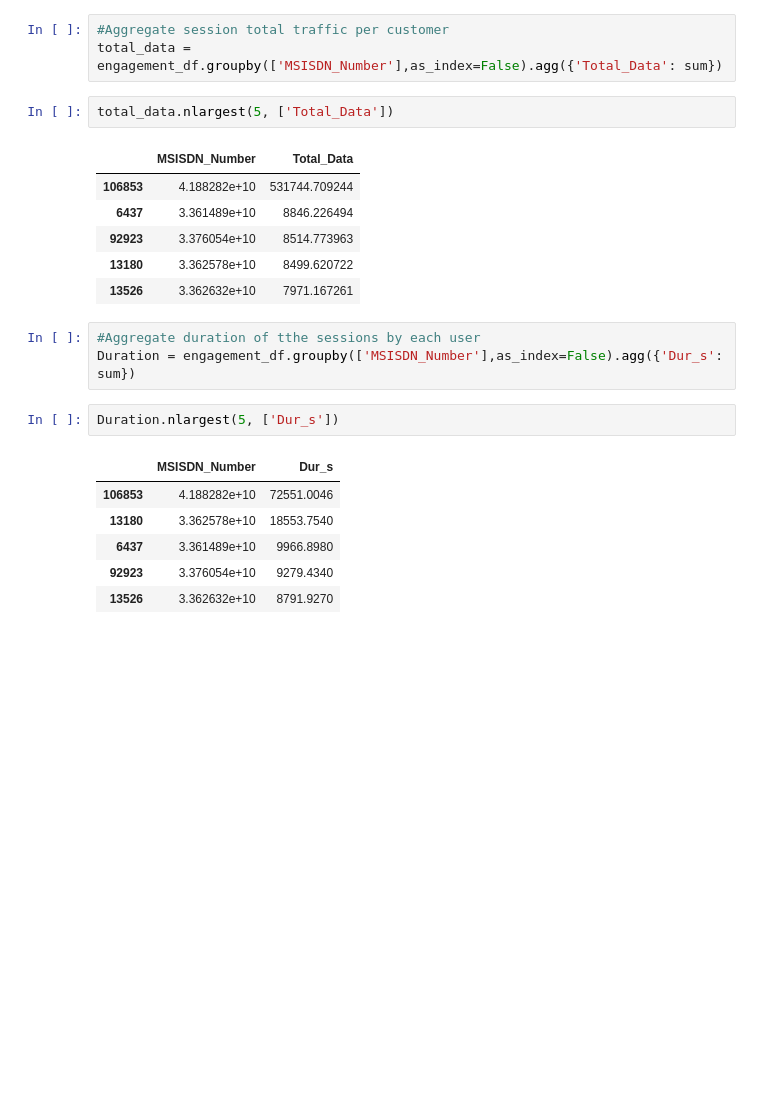
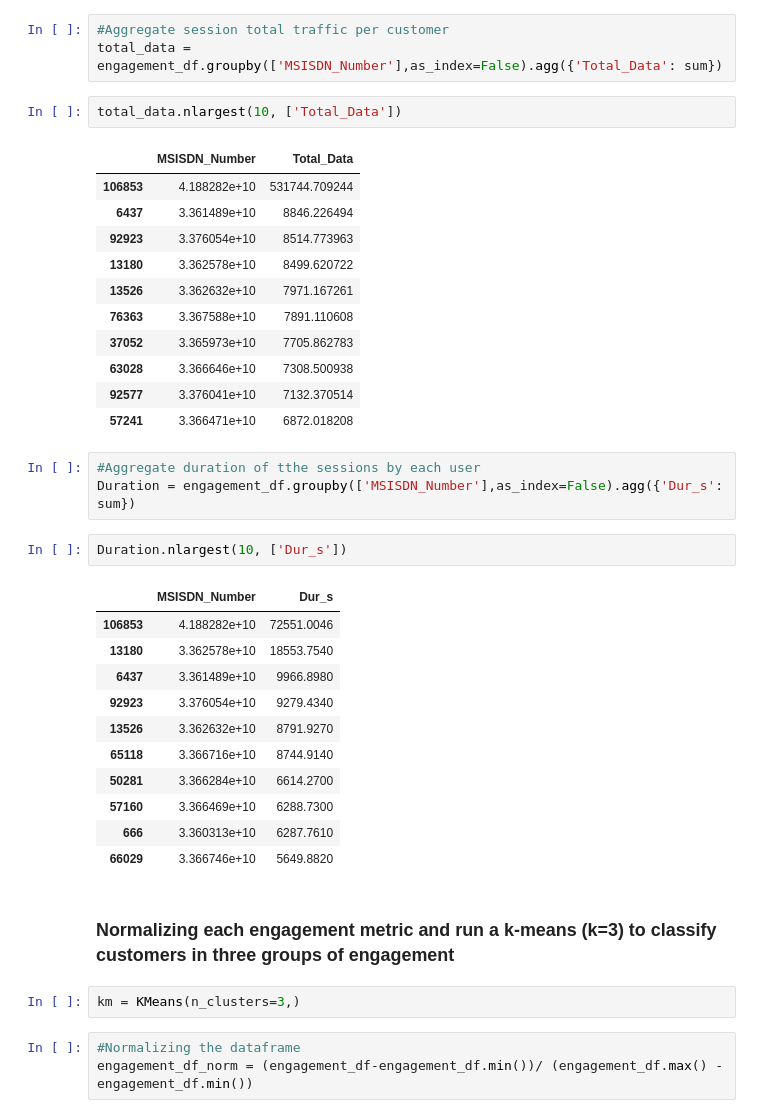
Before and after one commit to ProgrammingOperative/User-Analytics-In-Telecommunication-Industry, a Jupyter notebook: notebooks/User_Engagement_Analysis.ipynb, the cells around one changed output. Saved outputs shown, nothing was run; the diff lists cells and outputs as text; blank space fills up the shorter version.

Commit message:
Normalizing dataframe

```diff
--- a/notebooks/User_Engagement_Analysis.ipynb
+++ b/notebooks/User_Engagement_Analysis.ipynb
@@ -119,19 +119,24 @@ session.nlargest(10, ['Session frequency'])
 #Aggregate session total traffic per customer
 total_data = engagement_df.groupby(['MSISDN_Number'],as_index=False).agg({'Total_Data': sum})
 # %%
-total_data.nlargest(5, ['Total_Data'])
+total_data.nlargest(10, ['Total_Data'])
 # %% [output]
 |  | MSISDN_Number | Total_Data |
 | 106853 | 4.188282e+10 | 531744.709244 |
 | 6437 | 3.361489e+10 | 8846.226494 |
 | 92923 | 3.376054e+10 | 8514.773963 |
 | 13180 | 3.362578e+10 | 8499.620722 |
 | 13526 | 3.362632e+10 | 7971.167261 |
+| 76363 | 3.367588e+10 | 7891.110608 |
+| 37052 | 3.365973e+10 | 7705.862783 |
+| 63028 | 3.366646e+10 | 7308.500938 |
+| 92577 | 3.376041e+10 | 7132.370514 |
+| 57241 | 3.366471e+10 | 6872.018208 |
 # %%
 #Aggregate duration of tthe sessions by each user
 Duration = engagement_df.groupby(['MSISDN_Number'],as_index=False).agg({'Dur_s': sum})
 # %%
-Duration.nlargest(5, ['Dur_s'])
+Duration.nlargest(10, ['Dur_s'])
 # %% [output]
 |  | MSISDN_Number | Dur_s |
 | 106853 | 4.188282e+10 | 72551.0046 |
@@ -139,3 +144,15 @@ Duration.nlargest(5, ['Dur_s'])
 | 6437 | 3.361489e+10 | 9966.8980 |
 | 92923 | 3.376054e+10 | 9279.4340 |
 | 13526 | 3.362632e+10 | 8791.9270 |
+| 65118 | 3.366716e+10 | 8744.9140 |
+| 50281 | 3.366284e+10 | 6614.2700 |
+| 57160 | 3.366469e+10 | 6288.7300 |
+| 666 | 3.360313e+10 | 6287.7610 |
+| 66029 | 3.366746e+10 | 5649.8820 |
+# %% [markdown]
+### Normalizing each engagement metric and run a k-means (k=3) to classify customers in three groups of engagement
+# %%
+km = KMeans(n_clusters=3,)
+# %%
+#Normalizing the dataframe
+engagement_df_norm = (engagement_df-engagement_df.min())/ (engagement_df.max() - engagement_df.min())
```
Also changed, not shown: parts of 1 cell of this notebook.
